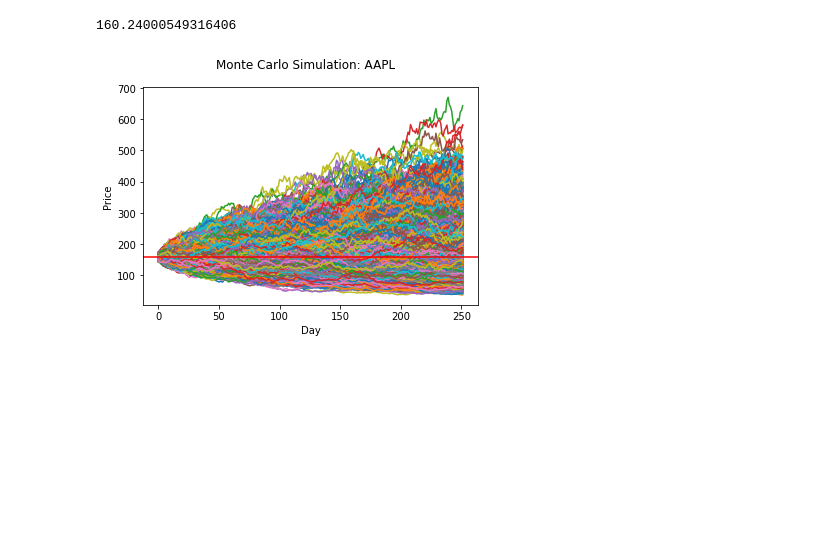
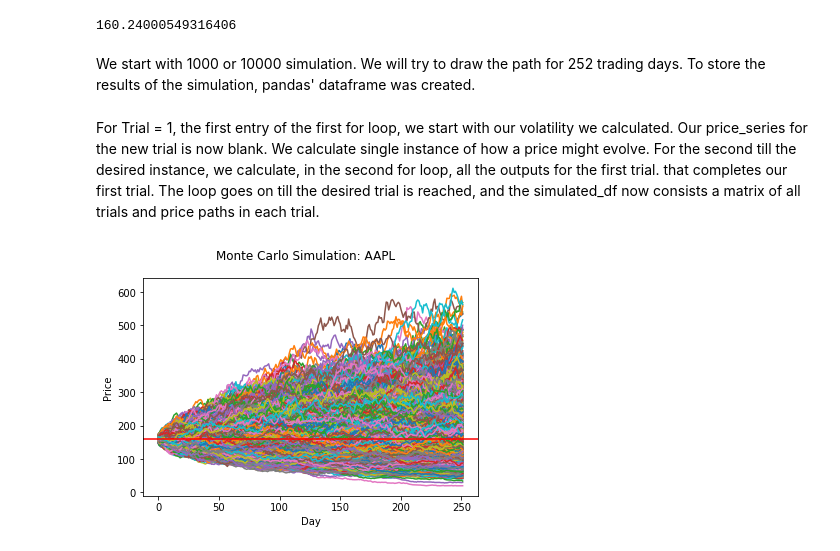
Before and after one commit to Rupesh0Poudel/Numerical_Introductory_Seminar, a Jupyter notebook: Stock_Modelling.ipynb, the cells around one changed output. Drawn from its saved outputs; the diff is of its cells as text; code cells hidden in the pictures; blank space fills up the shorter version.

```diff
--- a/Stock_Modelling.ipynb
+++ b/Stock_Modelling.ipynb
@@ -124,39 +126,44 @@ last_price = adj_close[-1]
 last_price
 # %% [output]
 160.24000549316406
+# %% [markdown]
+We start with 1000 or 10000 simulation. We will try to draw the path for 252 trading days. To store the results of the simulation, pandas' dataframe was created.
 # %%
-num_simulations = 10000
+trials = 10000
 num_days = 252
 simulation_df = pd.DataFrame()
+# %% [markdown]
+For Trial = 1, the first entry of the first for loop, we start with our volatility we calculated. Our price_series for the new trial is now blank. We calculate single instance of how a price might evolve. For the second till the desired instance, we calculate, in the second for loop, all the outputs for the first trial. that completes our first trial.
+The loop goes on till the desired trial is reached, and the simulated_df now consists a matrix of all trials and price paths in each trial.
 # %%
-for x in range(num_simulations):
+for x in range(trials):
     count = 0
     daily_vol = returns.std()
 
     price_series = []
 
     price = last_price * (1 + np.random.normal(0, daily_vol))
     price_series.append(price)
 
     for y in range(num_days):
         if count == 251:
             break
         price = price_series[count] * (1 + np.random.normal(0, daily_vol))
         price_series.append(price)
         count += 1
 
     simulation_df[x] = price_series
 
 fig = plt.figure()
 fig.suptitle('Monte Carlo Simulation: AAPL')
 plt.plot(simulation_df)
 plt.axhline(y = last_price, color = 'r', linestyle = '-')
 plt.xlabel('Day')
 plt.ylabel('Price')
 plt.show()
 # code copied from/ inspired by youtube channel "codebliss"
 # %% [output]
-[figure, old version]
+[figure, new version]
 # %%
 simulation_df
 # %% [output]
```
Also changed, not shown: parts of 24 cells of this notebook.
